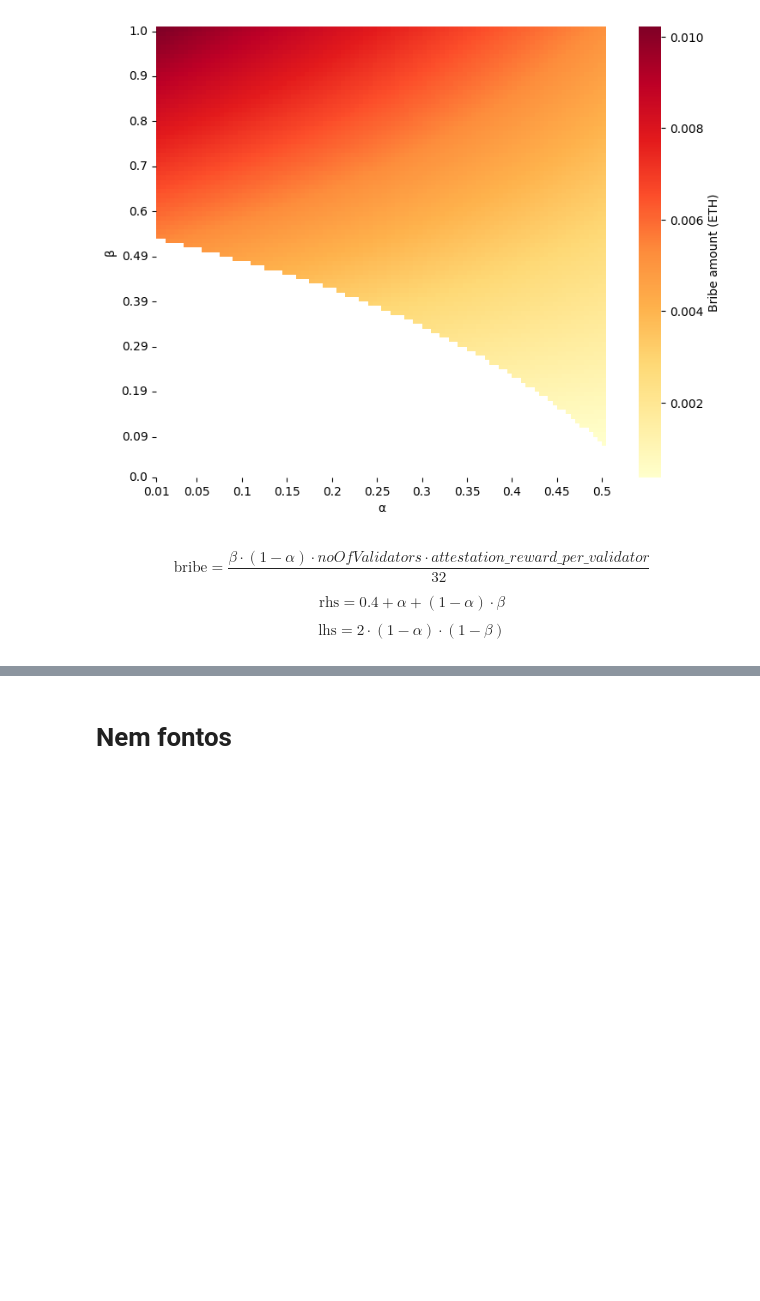
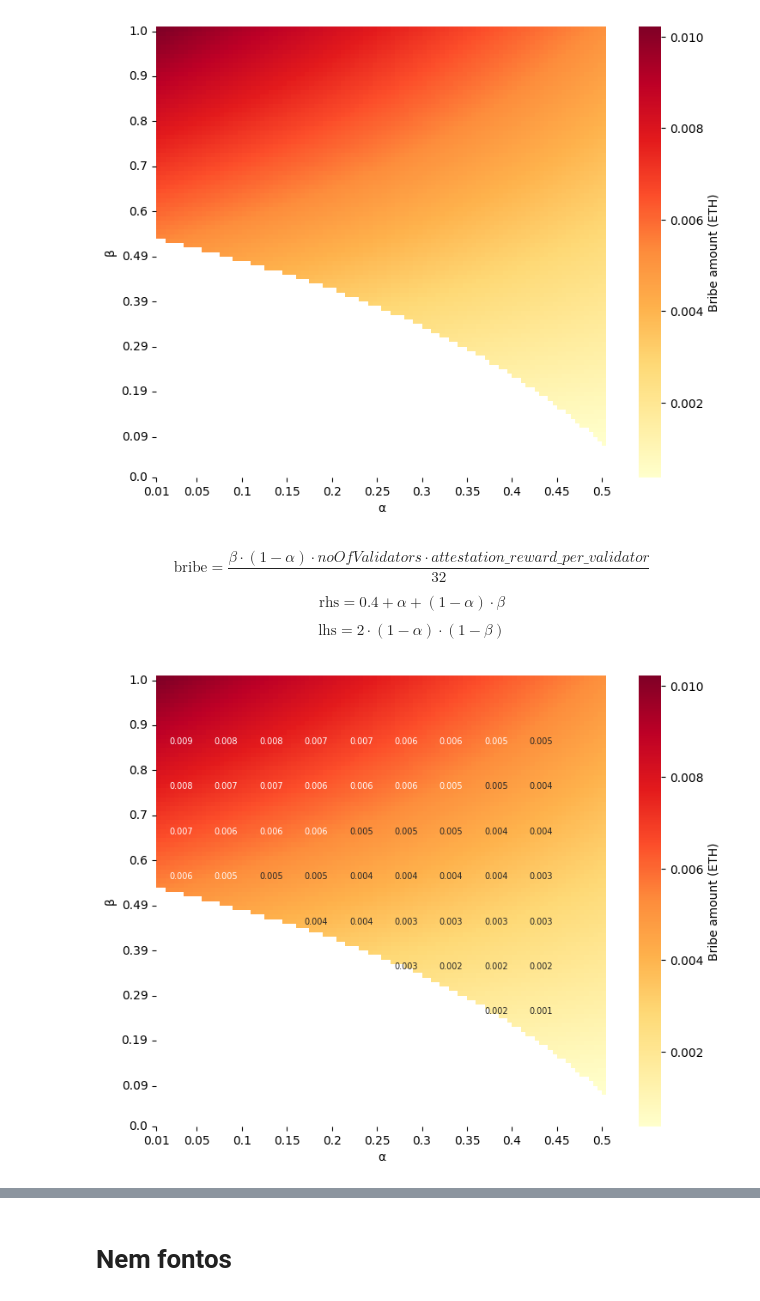
Before and after one commit to 0xSooki/bribery-zoo, a Jupyter notebook: Figures/playground.ipynb, the cells around one changed output, grey strips where cells are left out. Cells and saved outputs as stored; diff of their text form; code cells hidden in the pictures; blank space fills up the shorter version.

```diff
--- a/Figures/playground.ipynb
+++ b/Figures/playground.ipynb
@@ -164,3 +145,41 @@ $$ \text{bribe} = \frac{\beta \cdot (1 - \alpha) \cdot noOfValidators \cdot atte
 $$ \text{rhs} = 0.4 + \alpha + (1 - \alpha) \cdot \beta $$
 
 $$ \text{lhs} = 2 \cdot (1 - \alpha) \cdot (1 - \beta) $$
+# %%
+annot_data = np.empty_like(bribe, dtype=object)
+annot_data[:, :] = ""
+
+margin = 5
+
+for i in range(margin, len(beta_vals) - margin, 10):
+    for j in range(margin, len(alpha_vals) - margin, 10):
+        if not np.isnan(bribe[i, j]):
+            annot_data[i, j] = f"{bribe[i, j]:.3f}"
+
+
+xticks_idx = np.linspace(0, len(alpha_vals) - 1, 11, dtype=int)
+xticks = np.round(alpha_vals[xticks_idx], 2)
+
+yticks_idx = np.linspace(0, len(beta_vals) - 1, 11, dtype=int)
+yticks = np.round(beta_vals[yticks_idx], 2)
+
+plt.figure(figsize=(8, 6))
+ax = sns.heatmap(
+    bribe, cmap="YlOrRd", mask=np.isnan(bribe), square=True,
+    xticklabels=xticks, yticklabels=yticks[::-1],
+    cbar_kws={'label': 'Bribe amount (ETH)'}, annot=annot_data,
+    fmt='', annot_kws={"size": 7, "ha": "center", "va": "center"}
+)
+
+ax.set_xlabel("α")
+ax.set_ylabel("β")
+ax.set_xticks(xticks_idx)
+ax.set_xticklabels(xticks, rotation=0)
+ax.set_yticks(yticks_idx)
+ax.set_yticklabels(yticks, rotation=0)
+ax.invert_yaxis()
+
+plt.tight_layout()
+plt.show()
+# %% [output]
+[figure, added]
```
Also changed, not shown: parts of 37 cells of this notebook.
